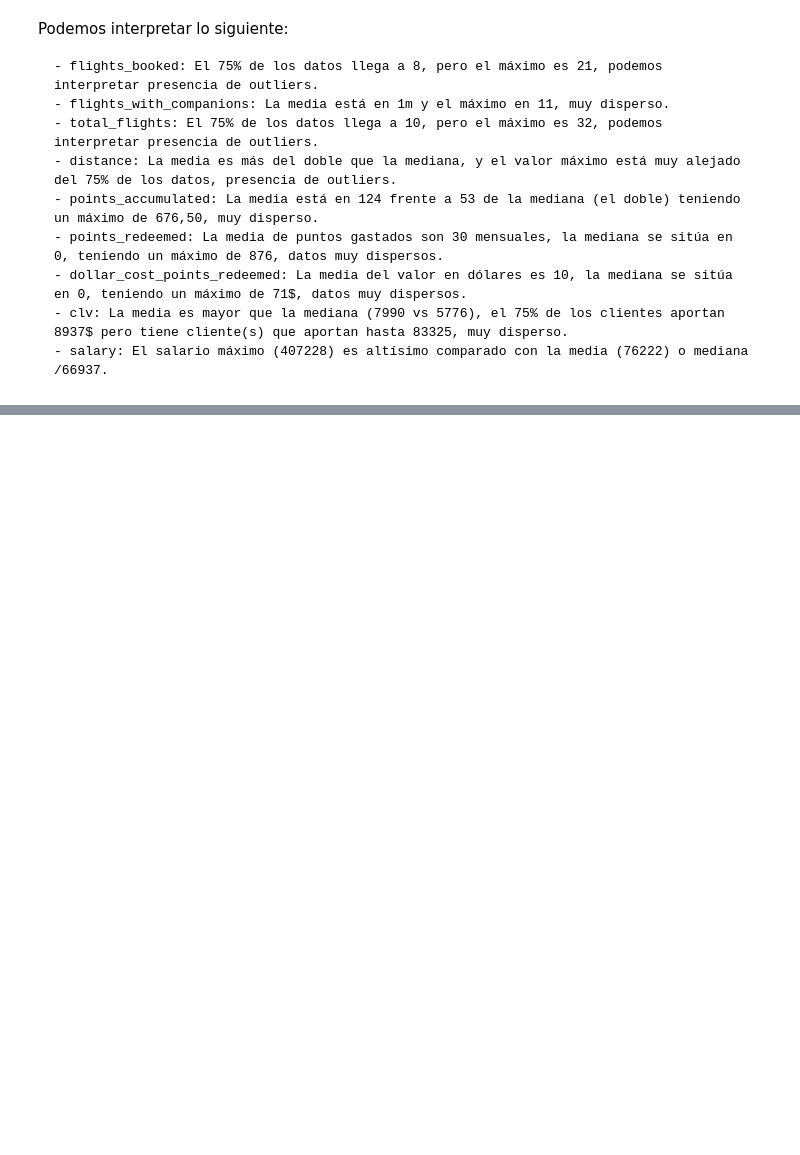
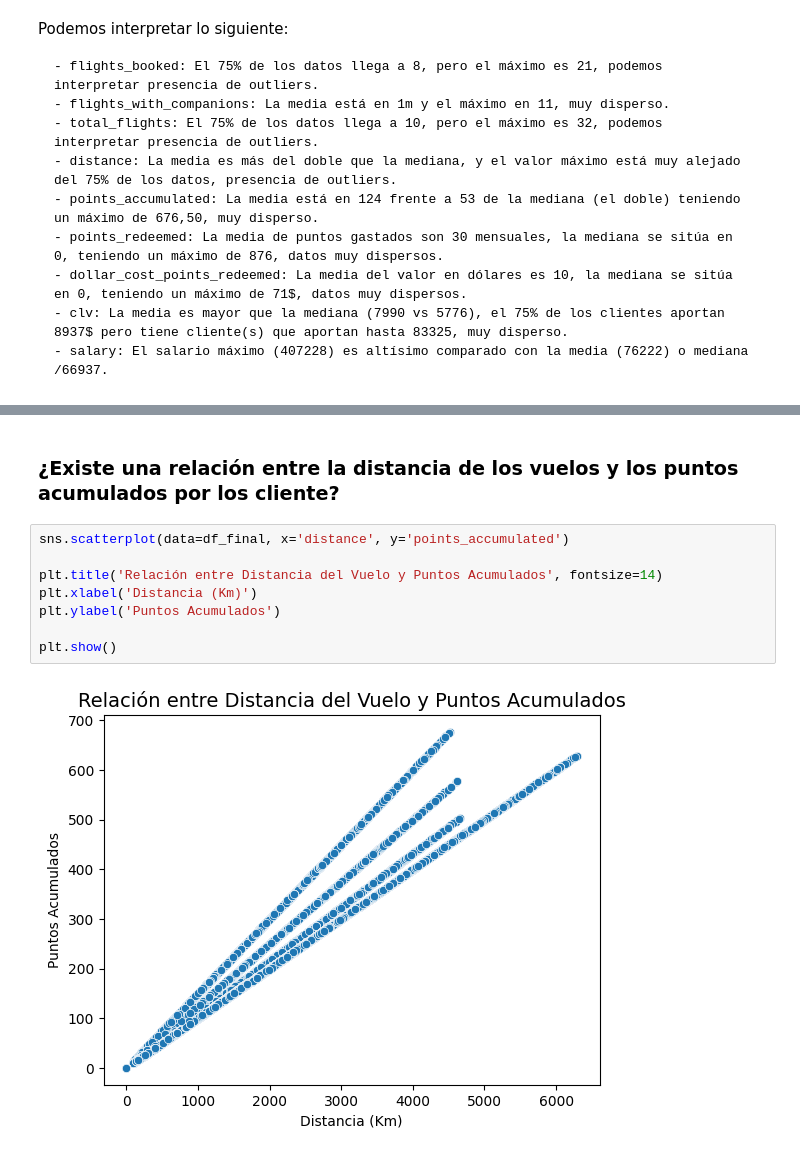
Before and after one commit to Adalab/bda-modulo-3-evaluacion-final-Lumo88-1, a Jupyter notebook: 03 Analisis_estadistico.ipynb, the cells around one changed output, grey strips where cells are left out. Cells and saved outputs as stored; diff of their text form; blank space fills up the shorter version.

```diff
--- a/03 Analisis_estadistico.ipynb
+++ b/03 Analisis_estadistico.ipynb
@@ -105,0 +257,12 @@ NameError: name 'cols_num' is not defined
+# %% [markdown]
+### ¿Existe una relación entre la distancia de los vuelos y los puntos acumulados por los cliente?
+# %%
+sns.scatterplot(data=df_final, x='distance', y='points_accumulated')
+
+plt.title('Relación entre Distancia del Vuelo y Puntos Acumulados', fontsize=14)
+plt.xlabel('Distancia (Km)')
+plt.ylabel('Puntos Acumulados')
+
+plt.show()
+# %% [output]
+[figure, added]
```
Also changed, not shown: parts of 21 cells of this notebook, 1 other file.
